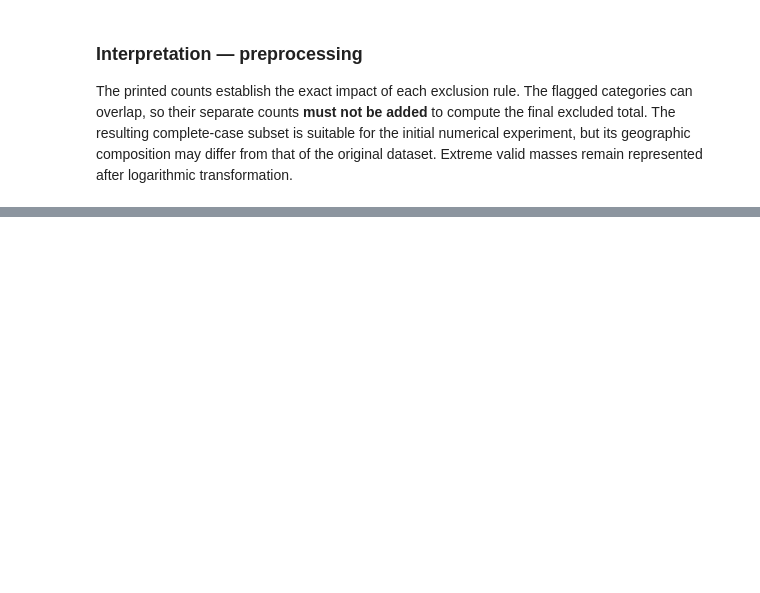
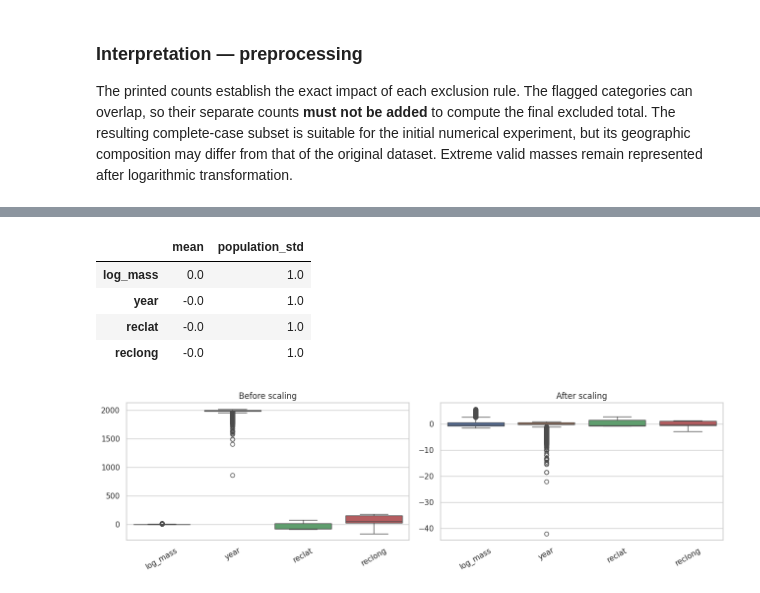
Before and after one commit to manaswiniyoshitha2006-netizen/ML-Evaluation, a Jupyter notebook: notebooks/clustering.ipynb, the cells around one changed output, grey strips where cells are left out. Cells and saved outputs as stored; diff of their text form; code cells hidden in the pictures; blank space fills up the shorter version.

Commit message:
standardize numerical features using StandardScaler

```diff
--- a/notebooks/clustering.ipynb
+++ b/notebooks/clustering.ipynb
@@ -1625,0 +1647,17 @@ The printed counts establish the exact impact of each exclusion rule. The flagge
+# %%
+scaler = StandardScaler()
+X_scaled = scaler.fit_transform(X)
+scaled_df = pd.DataFrame(X_scaled, columns=model_features, index=X.index)
+assert np.isfinite(X_scaled).all()
+display(pd.DataFrame({"mean": scaled_df.mean(), "population_std": scaled_df.std(ddof=0)}).round(5))
+fig, axes = plt.subplots(1, 2, figsize=(13,4))
+sns.boxplot(data=X, ax=axes[0]); axes[0].set_title("Before scaling"); axes[0].tick_params(axis="x",rotation=30)
+sns.boxplot(data=scaled_df, ax=axes[1]); axes[1].set_title("After scaling"); axes[1].tick_params(axis="x",rotation=30)
+plt.tight_layout(); plt.show()
+# %% [output]
+|  | mean | population_std |
+| log_mass | 0.0 | 1.0 |
+| year | -0.0 | 1.0 |
+| reclat | -0.0 | 1.0 |
+| reclong | -0.0 | 1.0 |
+[figure, added]
```
Also changed, not shown: parts of 5 cells of this notebook.
